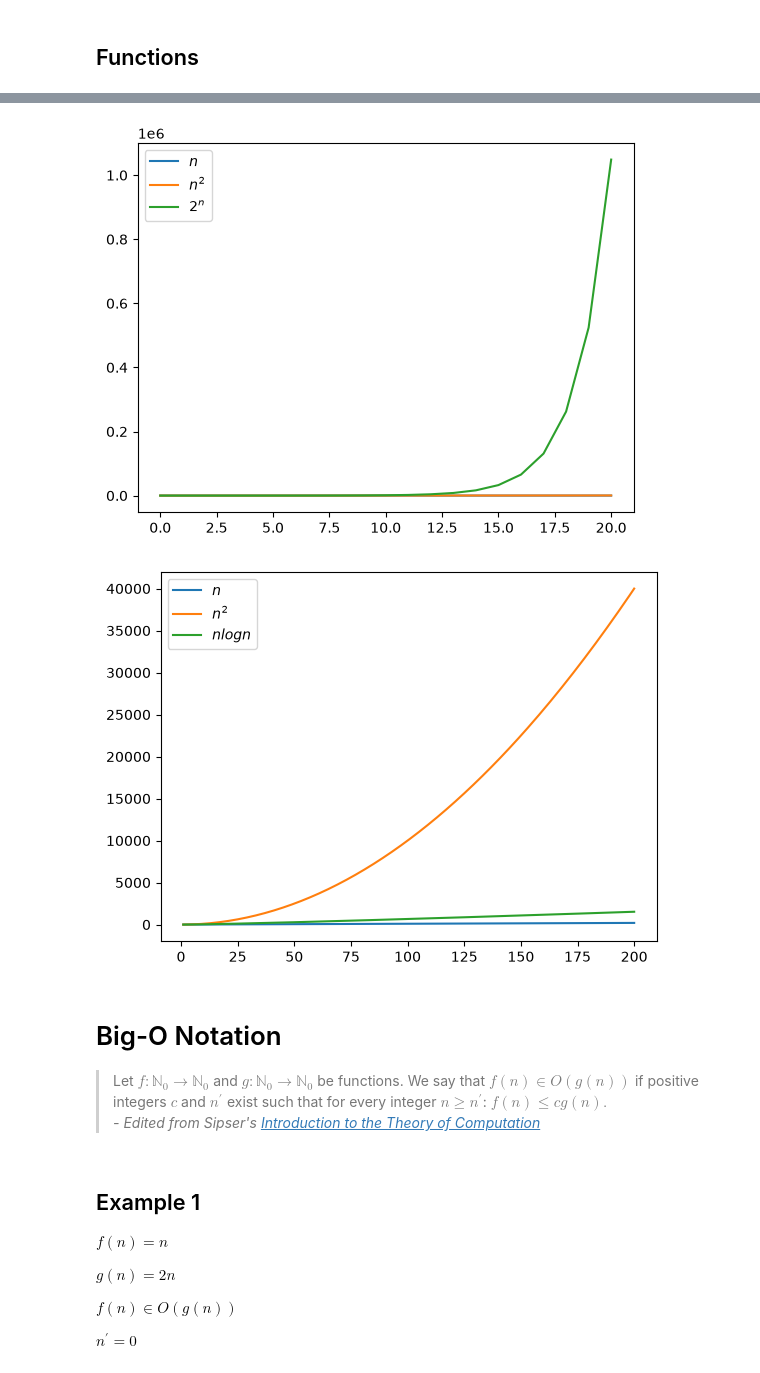
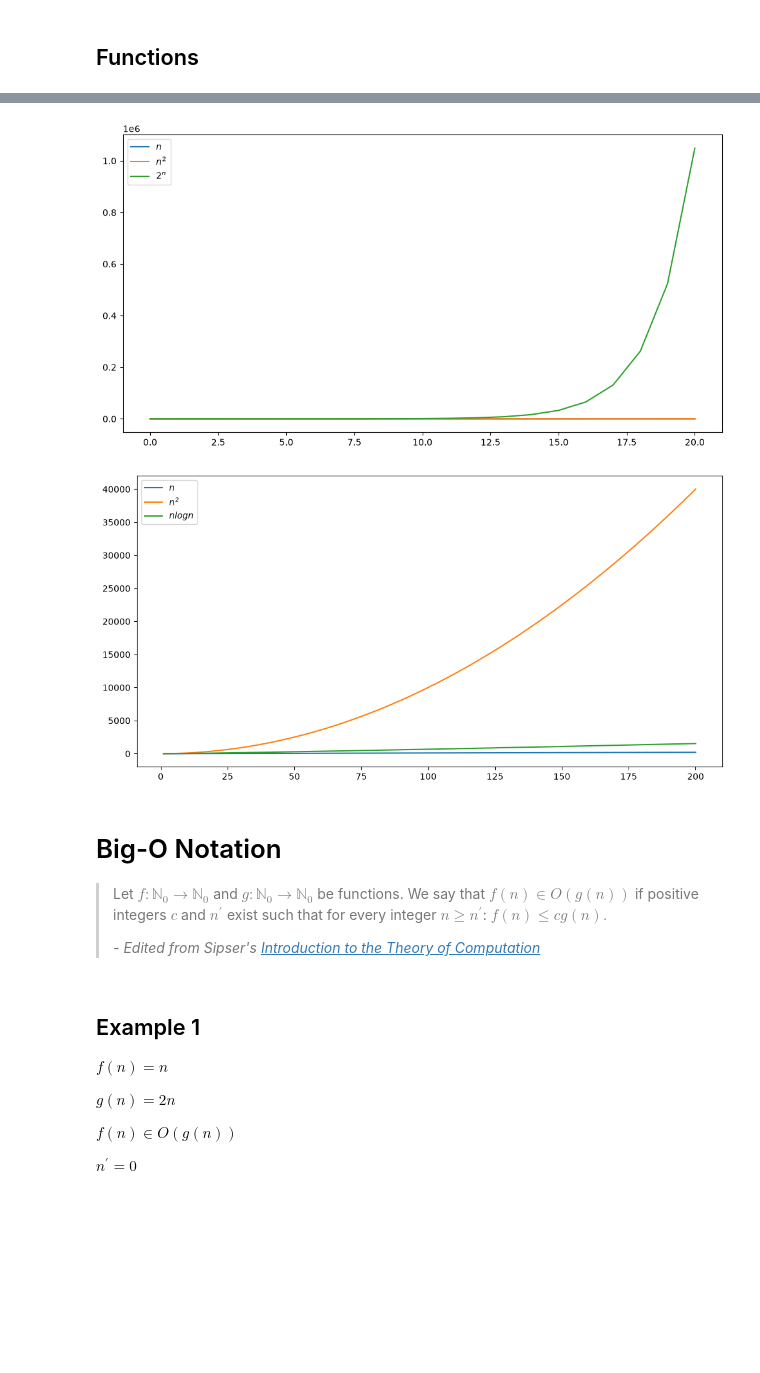
Before and after one commit to ianmcloughlin/computational-theory, a Jupyter notebook: notes/computational-complexity.ipynb, the cells around one changed output, grey strips where cells are left out. Cells and saved outputs as stored; diff of their text form; code cells hidden in the pictures; blank space fills up the shorter version.

```diff
--- a/notes/computational-complexity.ipynb
+++ b/notes/computational-complexity.ipynb
@@ -30,25 +33,37 @@ plt.legend();
 # %%
-# A few examples of functions.
-plt.plot(n, n, label='$n$')
-plt.plot(n, n**2, label='$n^2$')
-plt.plot(n, 2**n, label='$2^n$')
-plt.legend();
+# Range of n values.
+n = np.arange(0, 21, 1)
+
+# Powers of n and n as a power.
+fig, ax = plt.subplots(figsize=(12,6))
+
+ax.plot(n, n, label='$n$')
+ax.plot(n, n**2, label='$n^2$')
+ax.plot(n, 2**n, label='$2^n$')
+ax.legend();
 # %% [output]
-[figure, old version]
+[figure, new version]
 # %%
-m = np.arange(1, 201, 1)
-plt.plot(m, m, label='$n$')
-plt.plot(m, m**2, label='$n^2$')
-plt.plot(m, m * np.log2(m), label='$n log n$')
-plt.legend();
+# Range of n values.
+n = np.arange(0, 21, 1)
+
+# More interesting functions.
+fig, ax = plt.subplots(figsize=(12,6))
+
+n = np.arange(1, 201, 1)
+ax.plot(n, n, label='$n$')
+ax.plot(n, n**2, label='$n^2$')
+ax.plot(n, n * np.log2(n), label='$n log n$')
+ax.legend();
 # %% [output]
-[figure, old version]
+[figure, new version]
 # %% [markdown]
 # Big-O Notation
 
 > Let $f: \mathbb{N}_0 \rightarrow \mathbb{N}_0$ and $g: \mathbb{N}_0 \rightarrow \mathbb{N}_0$ be functions.
 > We say that $f(n) \in O(g(n))$ if positive integers $c$ and $n^\prime$ exist such that for every integer $n \geq n^\prime$:
 > $f(n) \leq cg(n).$
+>
 > *- Edited from Sipser's [Introduction to the Theory of Computation](https://en.wikipedia.org/wiki/Introduction_to_the_Theory_of_Computation)*
 # %% [markdown]
 ## Example 1
```
Also changed, not shown: parts of 7 cells of this notebook, 3 other files.
